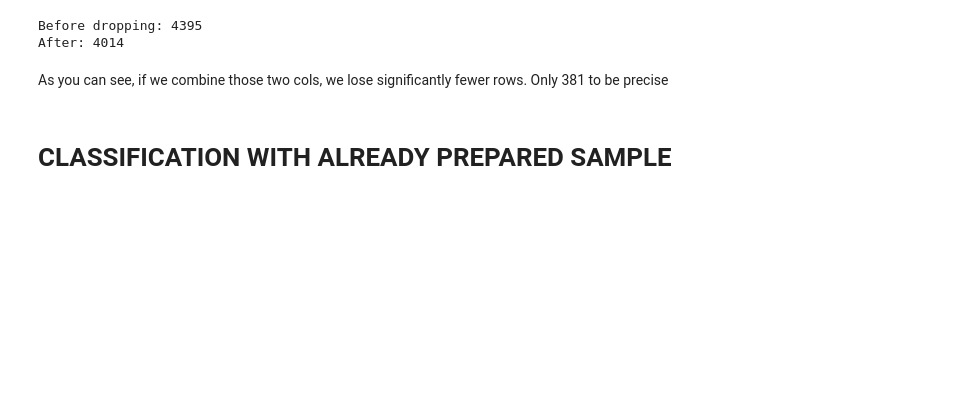
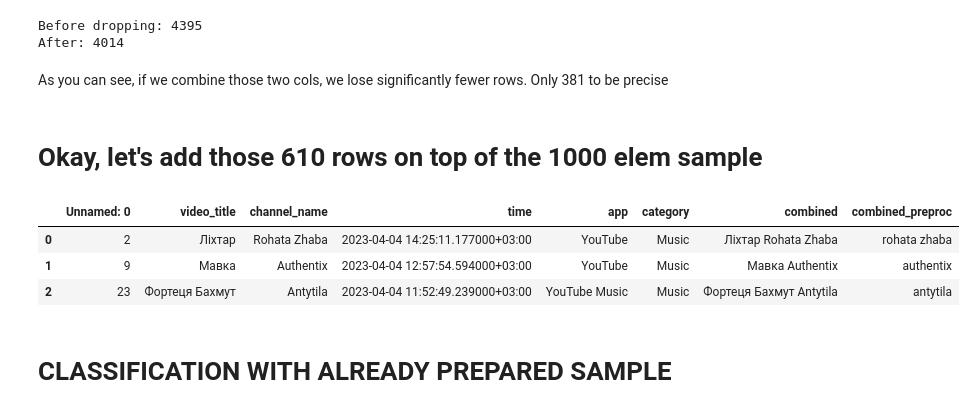
Before and after one commit to SanAntonik/yt_activity_analysis, a Jupyter notebook: classify.ipynb, the cells around one changed output. Drawn from its saved outputs; the diff is of its cells as text; code cells hidden in the pictures; blank space fills up the shorter version.

```diff
--- a/classify.ipynb
+++ b/classify.ipynb
@@ -288,6 +273,16 @@ After: 4014
 df.to_csv("unlabeled_combined_len_4014.csv")
 # %% [markdown]
 As you can see, if we combine those two cols, we lose significantly fewer rows. Only 381 to be precise
+# %% [markdown]
+# Okay, let's add those 610 rows on top of the 1000 elem sample
+# %%
+additional_610 = pd.read_csv("610_additional.csv")
+additional_610.head(3)
+# %% [output]
+|  | Unnamed: 0 | video_title | channel_name | time | app | category | combined | combined_preproc |
+| 0 | 2 | Ліхтар | Rohata Zhaba | 2023-04-04 14:25:11.177000+03:00 | YouTube | Music | Ліхтар Rohata Zhaba | rohata zhaba |
+| 1 | 9 | Мавка | Authentix | 2023-04-04 12:57:54.594000+03:00 | YouTube | Music | Мавка Authentix | authentix |
+| 2 | 23 | Фортеця Бахмут | Antytila | 2023-04-04 11:52:49.239000+03:00 | YouTube Music | Music | Фортеця Бахмут Antytila | antytila |
 # %% [markdown]
 # CLASSIFICATION WITH ALREADY PREPARED SAMPLE
 # %%
```
Also changed, not shown: parts of 4 cells of this notebook, 1 other file.
